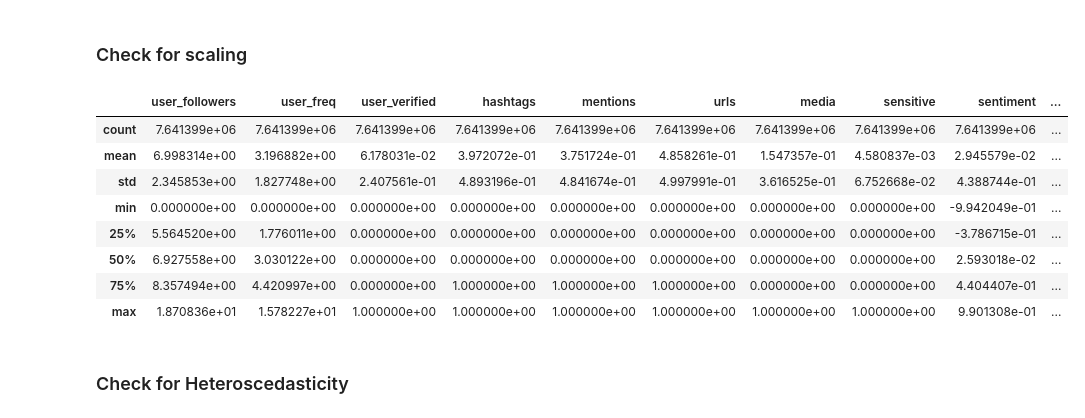
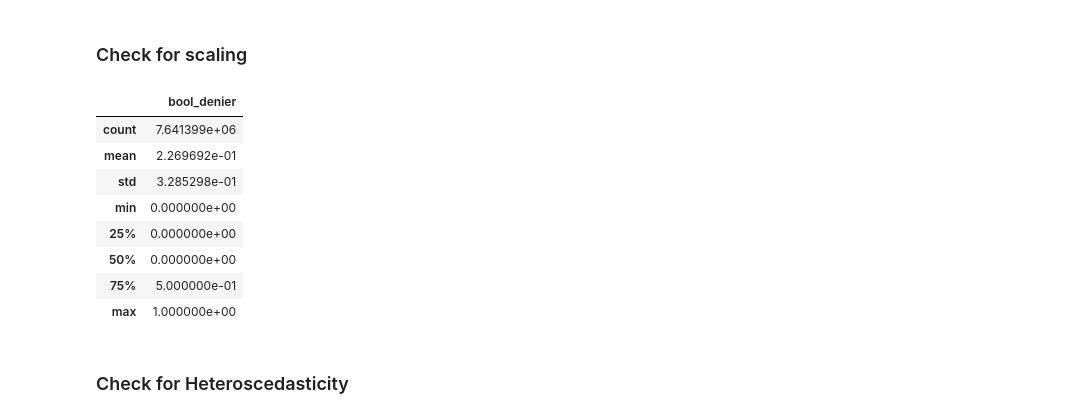
Before and after one commit to matthewbbone/twitterChambers, a Jupyter notebook: statsSummative/TweetEDA.ipynb, the cells around one changed output. Cells and saved outputs as stored; diff of their text form; code cells hidden in the pictures.

```diff
--- a/statsSummative/TweetEDA.ipynb
+++ b/statsSummative/TweetEDA.ipynb
@@ -64,7 +65,7 @@ def transformations(df):
 
     new_df['bool_sensitive'] = new_df['sensitive'].map(lambda x: int(x == True))
     new_df['bool_aggressive'] = new_df['aggressive']
-    new_df['bool_denier'] = new_df['denier']
+    new_df['denier']
 
     new_df['bool_retweets'] = new_df['retweets'].map(lambda x: int(x > 0))
     new_df['log_retweets'] = new_df['retweets'].map(lambda x: np.log(x + 1))
@@ -390,17 +602,17 @@ translated_df[numeric_predictors + ['retweets']].corr().style.background_gradien
 ### Check for scaling
 # %%
 with pd.option_context('display.max_columns', None):
-    display(translated_df[numeric_predictors + ['retweets', 'favorites']].describe())
+    display(translated_df[['bool_denier']].describe())
 # %% [output]
-|  | user_followers | user_freq | user_verified | hashtags | mentions | urls | media | sensitive | sentiment | ... |
-| count | 7.641399e+06 | 7.641399e+06 | 7.641399e+06 | 7.641399e+06 | 7.641399e+06 | 7.641399e+06 | 7.641399e+06 | 7.641399e+06 | 7.641399e+06 | ... |
-| mean | 6.998314e+00 | 3.196882e+00 | 6.178031e-02 | 3.972072e-01 | 3.751724e-01 | 4.858261e-01 | 1.547357e-01 | 4.580837e-03 | 2.945579e-02 | ... |
-| std | 2.345853e+00 | 1.827748e+00 | 2.407561e-01 | 4.893196e-01 | 4.841674e-01 | 4.997991e-01 | 3.616525e-01 | 6.752668e-02 | 4.388744e-01 | ... |
-| min | 0.000000e+00 | 0.000000e+00 | 0.000000e+00 | 0.000000e+00 | 0.000000e+00 | 0.000000e+00 | 0.000000e+00 | 0.000000e+00 | -9.942049e-01 | ... |
-| 25% | 5.564520e+00 | 1.776011e+00 | 0.000000e+00 | 0.000000e+00 | 0.000000e+00 | 0.000000e+00 | 0.000000e+00 | 0.000000e+00 | -3.786715e-01 | ... |
-| 50% | 6.927558e+00 | 3.030122e+00 | 0.000000e+00 | 0.000000e+00 | 0.000000e+00 | 0.000000e+00 | 0.000000e+00 | 0.000000e+00 | 2.593018e-02 | ... |
-| 75% | 8.357494e+00 | 4.420997e+00 | 0.000000e+00 | 1.000000e+00 | 1.000000e+00 | 1.000000e+00 | 0.000000e+00 | 0.000000e+00 | 4.404407e-01 | ... |
-| max | 1.870836e+01 | 1.578227e+01 | 1.000000e+00 | 1.000000e+00 | 1.000000e+00 | 1.000000e+00 | 1.000000e+00 | 1.000000e+00 | 9.901308e-01 | ... |
+|  | bool_denier |
+| count | 7.641399e+06 |
+| mean | 2.269692e-01 |
+| std | 3.285298e-01 |
+| min | 0.000000e+00 |
+| 25% | 0.000000e+00 |
+| 50% | 0.000000e+00 |
+| 75% | 5.000000e-01 |
+| max | 1.000000e+00 |
 # %% [markdown]
 ### Check for Heteroscedasticity
 # %%
```
Also changed, not shown: parts of 24 cells of this notebook.
